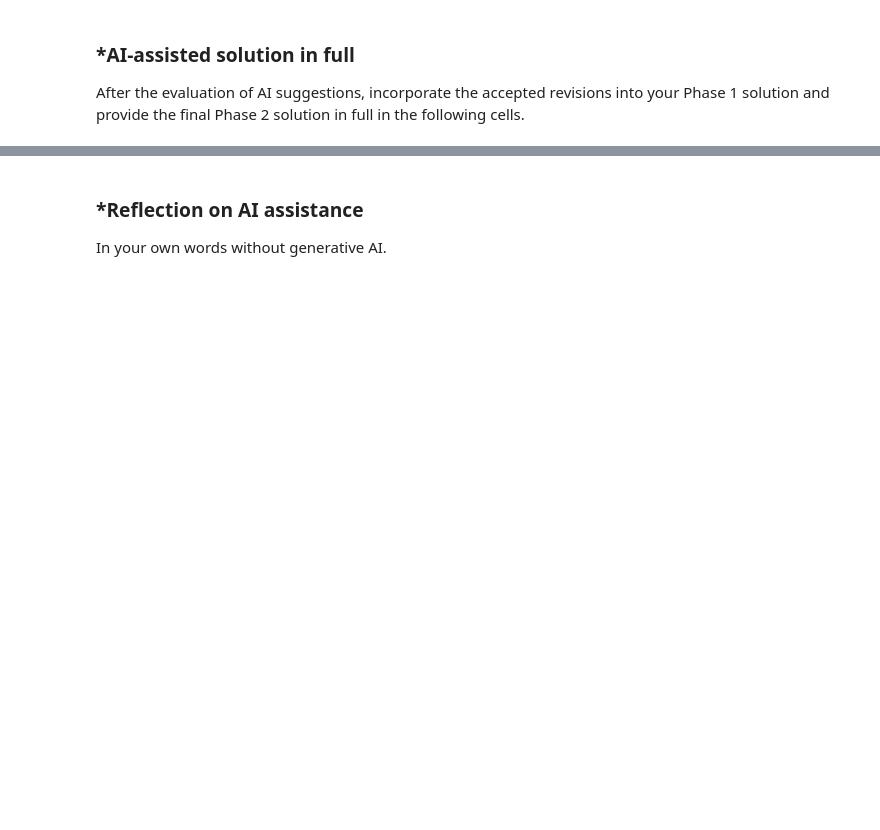
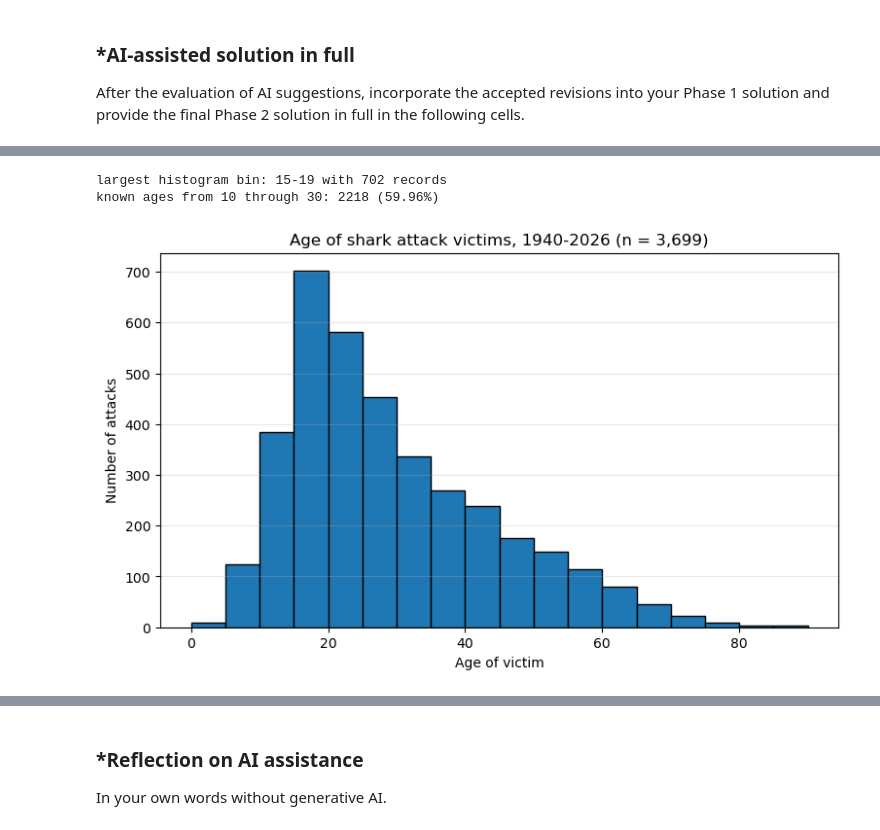
Before and after one commit to CodingFreeze/A01-data-wrangling, a Jupyter notebook: notebook.ipynb, the cells around one changed output, grey strips where cells are left out. Saved outputs shown, nothing was run; the diff lists cells and outputs as text; code cells hidden in the pictures; blank space fills up the shorter version.

```diff
--- a/notebook.ipynb
+++ b/notebook.ipynb
@@ -613,0 +1086,20 @@ After the evaluation of AI suggestions, incorporate the accepted revisions into
+# %%
+print(sharks['Age'].dtype)
+
+age_str = sharks['Age'].astype('string').str.strip()
+blank_like = age_str.isna() | age_str.eq('')
+
+print('null cells:', sharks['Age'].isna().sum())
+print('empty strings after stripping:', age_str.eq('').sum())
+print('blank-like cells:', blank_like.sum())
+
+# Treat empty strings as missing before examining the remaining text.
+age_str = age_str.mask(age_str.eq(''))
+present_age = age_str.dropna()
+
+is_number = pd.to_numeric(present_age, errors='coerce').notna()
+non_numeric = sorted(set(present_age[~is_number]))
+
+print('parse straight to number:', is_number.sum())
+print('present but not a plain number:', len(non_numeric), 'distinct values')
+print(non_numeric)
@@ -613,0 +1176,37 @@ After the evaluation of AI suggestions, incorporate the accepted revisions into
+# %%
+hist_counts, hist_edges = np.histogram(
+    sharks['Age_clean'].dropna(),
+    bins=range(0, 95, 5)
+)
+largest_bin = hist_counts.argmax()
+
+in_age_band = sharks['Age_clean'].between(10, 30, inclusive='both')
+
+print(
+    'largest histogram bin:',
+    f'{hist_edges[largest_bin]:.0f}-{hist_edges[largest_bin + 1] - 1:.0f}',
+    'with',
+    hist_counts[largest_bin],
+    'records'
+)
+print(
+    'known ages from 10 through 30:',
+    in_age_band.sum(),
+    f'({in_age_band.sum() / sharks["Age_clean"].notnull().sum() * 100:.2f}%)'
+)
+
+plt.figure(figsize=(9, 5))
+plt.hist(
+    sharks['Age_clean'].dropna(),
+    bins=range(0, 95, 5),
+    edgecolor='black'
+)
+plt.xlabel('Age of victim')
+plt.ylabel('Number of attacks')
+plt.title('Age of shark attack victims, 1940-2026 (n = 3,699)')
+plt.grid(axis='y', alpha=0.3)
+plt.show()
+# %% [output]
+largest histogram bin: 15-19 with 702 records
+known ages from 10 through 30: 2218 (59.96%)
+[figure, added]
```
Also changed, not shown: parts of 46 cells of this notebook.
